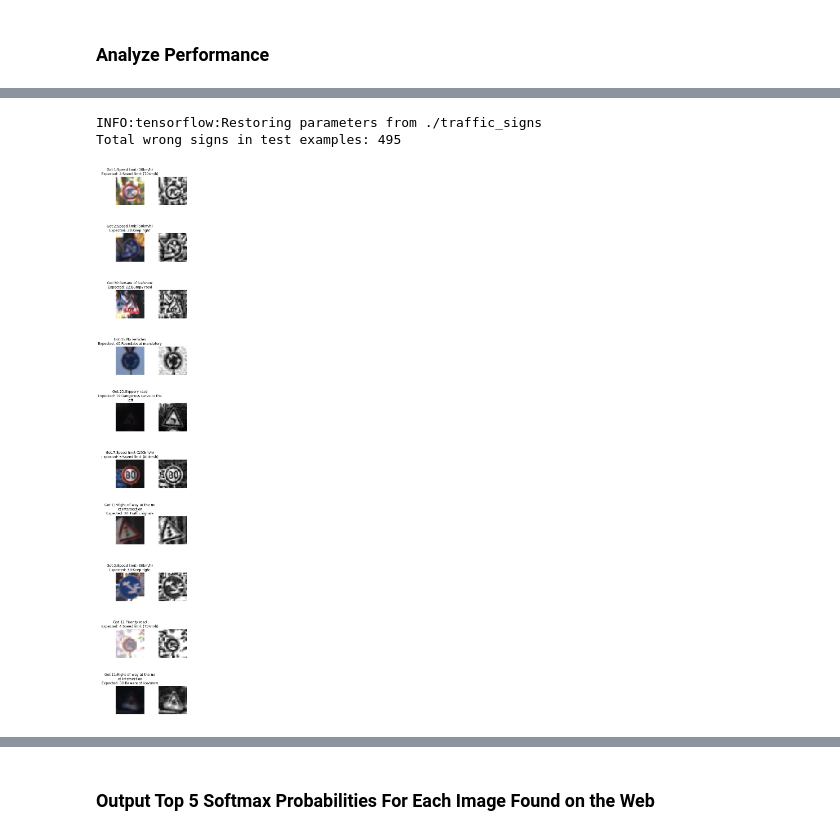
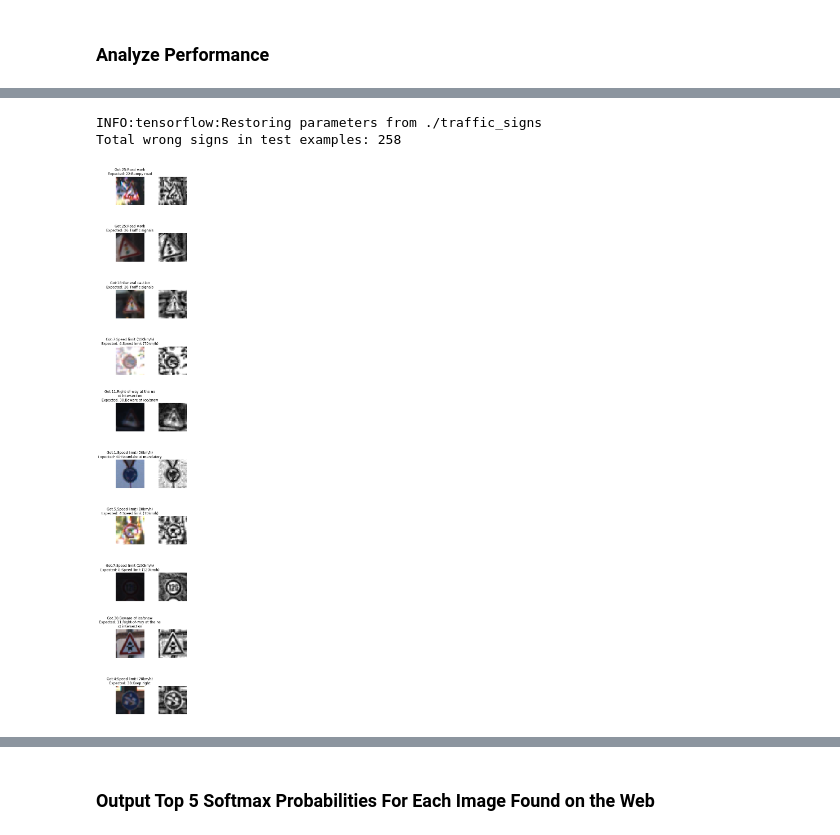
Before and after one commit to greenfield932/CarND-Traffic-Sign-Classifier-Project, a Jupyter notebook: Traffic_Sign_Classifier.ipynb, the cells around one changed output, grey strips where cells are left out. Cells and saved outputs as stored; diff of their text form; code cells hidden in the pictures.

```diff
--- a/Traffic_Sign_Classifier.ipynb
+++ b/Traffic_Sign_Classifier.ipynb
@@ -655,7 +546,7 @@ with tf.Session() as sess:
         for offset in range(0, num_examples, BATCH_SIZE):
             end = offset + BATCH_SIZE
             batch_x, batch_y = X_train_norm[offset:end], y_train_ex[offset:end]
-            _, accuracy = sess.run([training_operation, accuracy_operation], feed_dict={x: batch_x, y: batch_y})
+            _, accuracy = sess.run([training_operation, accuracy_operation], feed_dict={x: batch_x, y: batch_y, keep_prob: 0.7})
             #print(accuracy)
             train_accuracy += (accuracy * len(batch_x))
         train_accuracy = train_accuracy / num_examples
@@ -764,7 +654,7 @@ for idx in range(0,len(unseen_images)):
 ### Make sure to pre-process the images with the same pre-processing pipeline used earlier.
 ### Feel free to use as many code cells as needed.
 unseen_size = len(unseen_images)
-unseen_images_norm = preprocessDataSet(unseen_images)
+unseen_images_norm = np.array(preprocessDataSet(unseen_images))
 # %% [markdown]
 ### Analyze Performance
 # %%
@@ -794,35 +684,28 @@ truth_count = 0;
 with tf.Session() as sess:
     saver.restore(sess, tf.train.latest_checkpoint('.'))
     prediction=tf.argmax(logits,1)
-    feed_dict={x: test_images}
+    feed_dict={x: test_images, keep_prob: 1.0}
     best = sess.run([prediction],feed_dict)
 
 fig = plt.figure(figsize = (15,15))
+
 plt.subplots_adjust(wspace = 0.3, hspace = 1)
+
 for i in range(0,test_size):
     idx = test_idxs[i]
     id = unseen_truth[idx]
-    image = unseen_images[idx]
+    image = normalizeImage(unseen_images[idx])
     plt2 = fig.add_subplot(6,4,idx+1)
-    plt2.imshow(image)
+    plt2.imshow(image, cmap = 'gray')
     name = str(id2label[id])
     MaxTitlesize = 22
     if len(name)>MaxTitlesize:
         name = name[:MaxTitlesize] + "\n"+name[MaxTitlesize:]
-    #print(best[0])
     if best[0][i] == id:
         truth_count+=1
-    title = "Image:"+makeTitle(best[0][i], False)+"\nPrediction:"+makeTitle(id, False)
-    #print(title)
+    title = "Image:"+makeTitle(id)+"\nPrediction:"+makeTitle(best[0][i])
     plt.title(title)
     plt.axis('off')
-    #plt.title(str(id) +": "+ name+"\nprediction:"+best[i], fontsize=12)
-    #print(image.shape)
 print("Model accuracy is {:.0f}%".format(truth_count/test_size*100))
-#with tf.Session() as sess:
-#    saver.restore(sess, tf.train.latest_checkpoint('.'))
-#
-#    test_accuracy = evaluate(unseen_images_norm, unseen_truth)
-#    print("Test Accuracy = {:.3f}".format(test_accuracy))
 # %% [output]
 INFO:tensorflow:Restoring parameters from ./traffic_signs
@@ -846,7 +729,7 @@ with tf.Session() as sess:
 
     for offset in range(0, num_examples, BATCH_SIZE):
         batch_x, batch_y = X_test_norm[offset:offset+BATCH_SIZE], y_test[offset:offset+BATCH_SIZE]
-        predictions = sess.run(raw_predictions, feed_dict={x: batch_x, y: batch_y})
+        predictions = sess.run(raw_predictions, feed_dict={x: batch_x, y: batch_y, keep_prob: 1.0})
         #print(predictions)
         for i in range(0,len(batch_y)):
             id = batch_y[i]
@@ -857,9 +740,7 @@ with tf.Session() as sess:
                 FP[predictions[i]] +=1
 
 P = np.array(TP)/(np.array(TP)+np.array(FP))
-#R = TP/(TP+FN)
 R = np.array(TP)/(np.array(TP)+np.array(FN))
-#print(R)
 
 ind = np.arange(len(ids))  # the x locations for the groups
 h = 0.35       # the width of the bars
@@ -867,21 +748,11 @@ h = 0.35       # the width of the bars
 fig, ax = plt.subplots(figsize = (10,25))
 rects1 = ax.barh(ids, width = P, height=h, color='r')
 rects2 = ax.barh(np.array(ids)+h, height=h, width = R, color='y')
-
-# add some text for labels, title and axes ticks
-#ax.set_ylabel('Scores')
 ax.set_title('Precision and recall')
-#ax.set_yticks(np.array(ind) + width / 2)
-#ax.set_xticklabels(('G1', 'G2', 'G3', 'G4', 'G5'))
-
 ax.legend((rects1[0], rects2[0]), ('Precision', 'Recall'))
-
-#plt.figure(figsize=(10,15))
-#plt.barh(ids, width=yvalues)
 plt.yticks(ids, xlabels)
 plt.grid()
 plt.xlim([0,1])
-#print(ids)
 # %% [output]
 INFO:tensorflow:Restoring parameters from ./traffic_signs
 (0, 1)
@@ -889,6 +760,5 @@ INFO:tensorflow:Restoring parameters from ./traffic_signs
 # %%
 #Show incorrect predictions from test set
-
 
 raw_predictions = tf.argmax(logits, 1)
 
@@ -902,46 +772,42 @@ with tf.Session() as sess:
 
     for offset in range(0, num_examples, BATCH_SIZE):
         batch_x, batch_y = X_test_norm[offset:offset+BATCH_SIZE], y_test[offset:offset+BATCH_SIZE]
-        predictions = sess.run(raw_predictions, feed_dict={x: batch_x, y: batch_y})
+        predictions = sess.run(raw_predictions, feed_dict={x: batch_x, y: batch_y, keep_prob: 1.0})
         for i in range(0,len(batch_y)):
             id = batch_y[i]
             test_class_count[id]+=1
             if predictions[i] != id:
                 wrong_predictions[id]+=1.0
                 wrong_image_idxs.append(offset+i)
                 result_predictions_ids.append(predictions[i])
 
 wrong_predictions = wrong_predictions/test_class_count*100
 print("Total wrong signs in test examples:", len(wrong_image_idxs))
 fig = plt.figure(figsize = (5,35))
 
 plt.subplots_adjust( hspace = 1)
-
-class_id = 19
-
-
 
 cnt = 1
 for i in range(10,20):
         idx = wrong_image_idxs[i]
         image = X_test[idx]
         plt2 = fig.add_subplot(10,2,cnt)
         plt2.imshow(image, cmap = 'gray')
 
         nameGot = makeTitle(result_predictions_ids[i])
         nameExpected = makeTitle(y_test[idx])
 
         plt.title("Got:"+nameGot+"\nExpected: "+nameExpected, fontsize=12)
         #plt.title(nameExpected, fontsize=12)
         plt.axis('off')
         plt2 = fig.add_subplot(10,2,cnt+1)
         plt2.imshow(normalizeImage(image), cmap = 'gray')
         cnt+=2
         plt.axis('off')
 # %% [output]
 INFO:tensorflow:Restoring parameters from ./traffic_signs
-Total wrong signs in test examples: 495
+Total wrong signs in test examples: 258
-[figure, old version]
+[figure, new version]
 # %%
 plt.figure(figsize=(10,15))
 plt.barh(ids, width=wrong_predictions)
```
Also changed, not shown: parts of 17 cells of this notebook, 2 other files.
